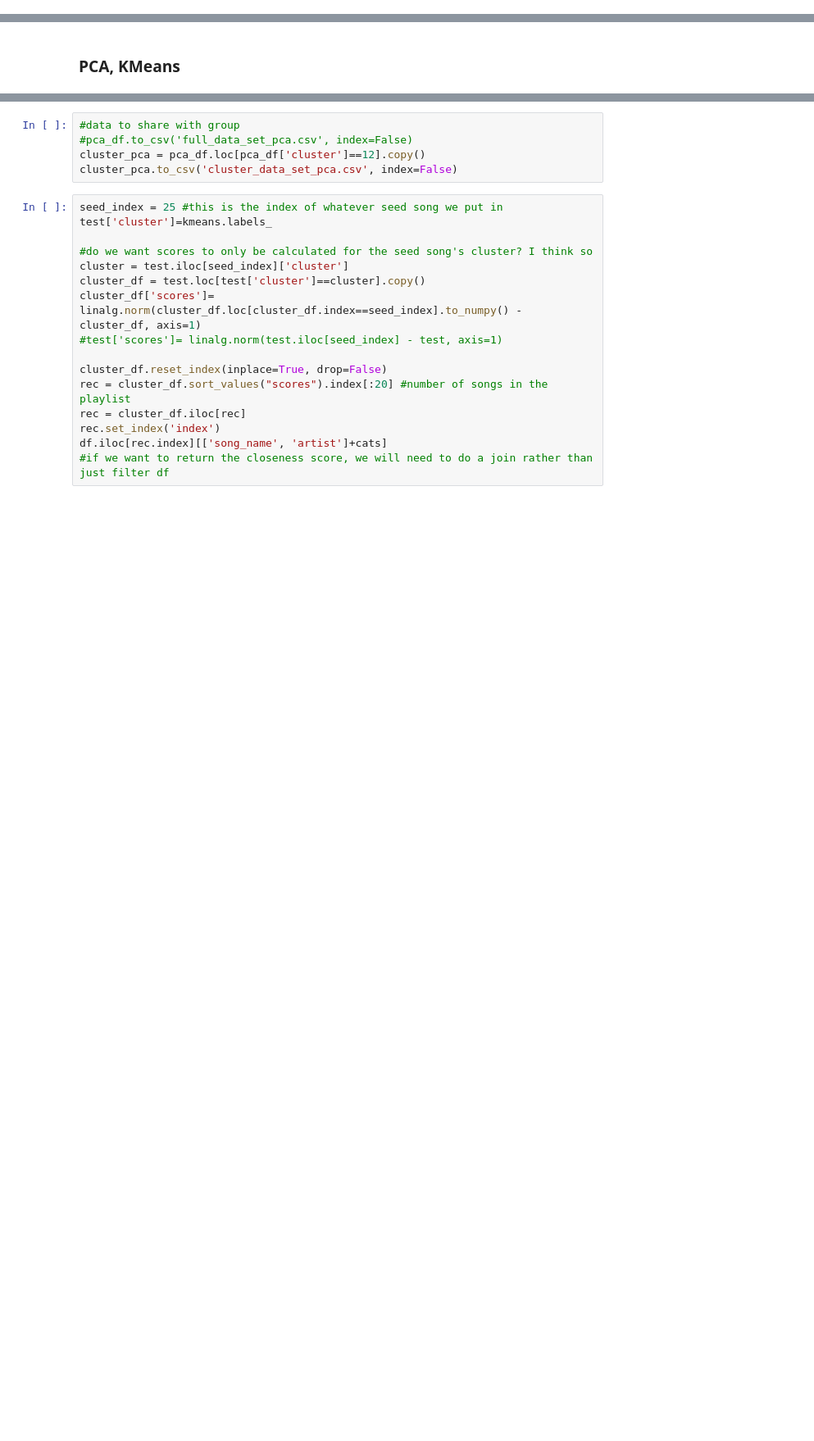
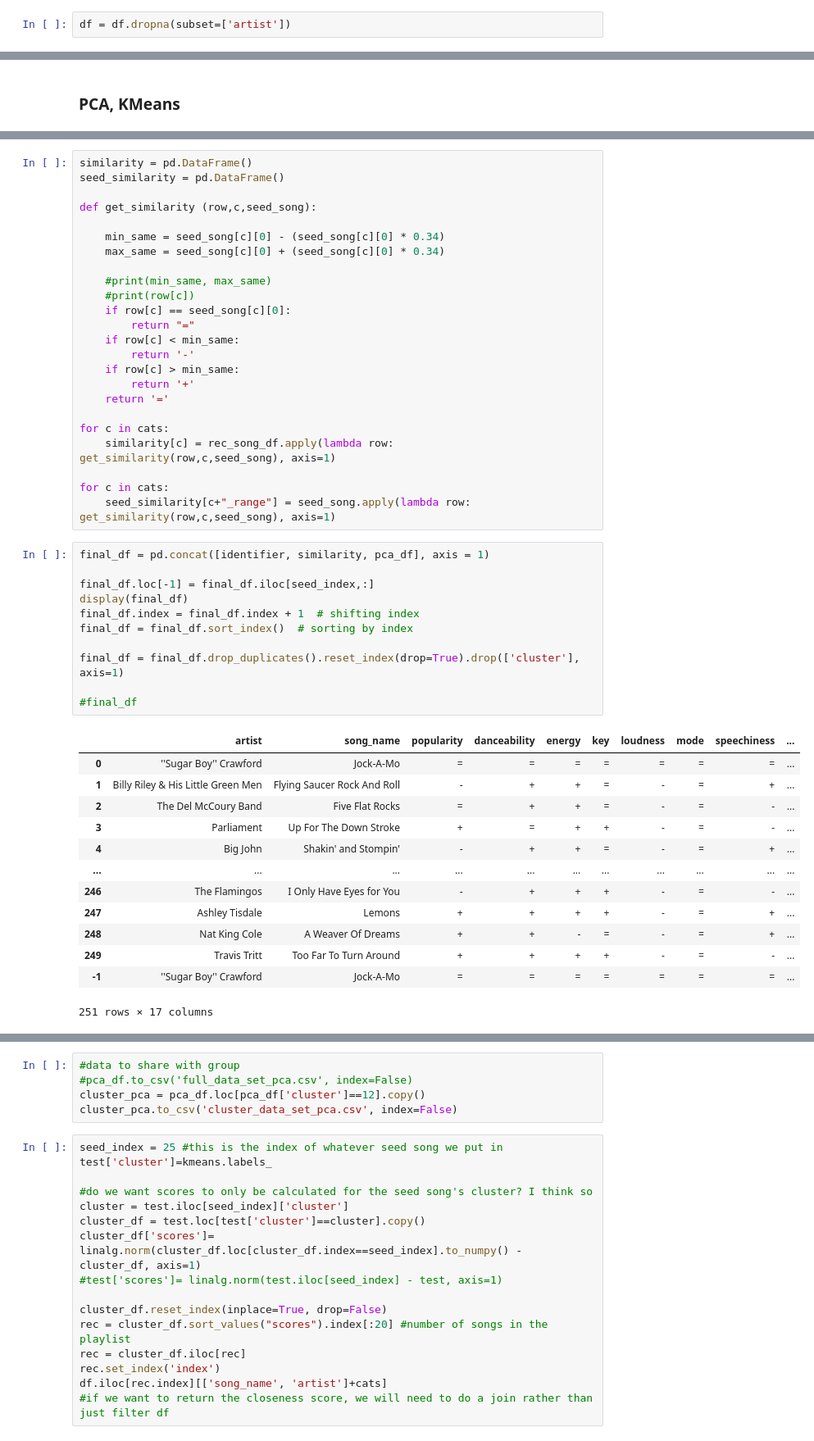
Before and after one commit to jhirschibar/music_box, a Jupyter notebook: recommender.ipynb, the cells around one changed output, grey strips where cells are left out. Shown: that part at 82% size. Cells and saved outputs as stored; diff of their text form; blank space fills up the shorter version.

```diff
--- a/recommender.ipynb
+++ b/recommender.ipynb
@@ -79,0 +29,2 @@ test.head()
+# %%
+df = df.dropna(subset=['artist'])
@@ -111,0 +168,49 @@ Name: cluster, dtype: int64
+# %%
+similarity = pd.DataFrame()
+seed_similarity = pd.DataFrame()
+
+def get_similarity (row,c,seed_song):
+
+    min_same = seed_song[c][0] - (seed_song[c][0] * 0.34)
+    max_same = seed_song[c][0] + (seed_song[c][0] * 0.34)
+
+    #print(min_same, max_same)
+    #print(row[c])
+    if row[c] == seed_song[c][0]:
+        return "="
+    if row[c] < min_same:
+        return '-'
+    if row[c] > min_same:
+        return '+'
+    return '='
+
+for c in cats:
+    similarity[c] = rec_song_df.apply(lambda row: get_similarity(row,c,seed_song), axis=1)
+
+for c in cats:
+    seed_similarity[c+"_range"] = seed_song.apply(lambda row: get_similarity(row,c,seed_song), axis=1)
+# %%
+final_df = pd.concat([identifier, similarity, pca_df], axis = 1)
+
+final_df.loc[-1] = final_df.iloc[seed_index,:]
+display(final_df)
+final_df.index = final_df.index + 1  # shifting index
+final_df = final_df.sort_index()  # sorting by index
+
+final_df = final_df.drop_duplicates().reset_index(drop=True).drop(['cluster'], axis=1)
+
+#final_df
+# %% [output]
+|  | artist | song_name | popularity | danceability | energy | key | loudness | mode | speechiness | ... |
+| 0 | ''Sugar Boy'' Crawford | Jock-A-Mo | = | = | = | = | = | = | = | ... |
+| 1 | Billy Riley & His Little Green Men | Flying Saucer Rock And Roll | - | + | + | = | - | = | + | ... |
+| 2 | The Del McCoury Band | Five Flat Rocks | = | + | + | = | - | = | - | ... |
+| 3 | Parliament | Up For The Down Stroke | + | = | + | + | - | = | - | ... |
+| 4 | Big John | Shakin' and Stompin' | - | + | + | = | - | = | + | ... |
+| ... | ... | ... | ... | ... | ... | ... | ... | ... | ... | ... |
+| 246 | The Flamingos | I Only Have Eyes for You | - | + | + | + | - | = | - | ... |
+| 247 | Ashley Tisdale | Lemons | + | + | + | + | - | = | + | ... |
+| 248 | Nat King Cole | A Weaver Of Dreams | + | + | - | = | - | = | + | ... |
+| 249 | Travis Tritt | Too Far To Turn Around | + | + | + | + | - | = | - | ... |
+| -1 | ''Sugar Boy'' Crawford | Jock-A-Mo | = | = | = | = | = | = | = | ... |
+251 rows × 17 columns
```
Also changed, not shown: parts of 21 cells of this notebook, 4 other files.
